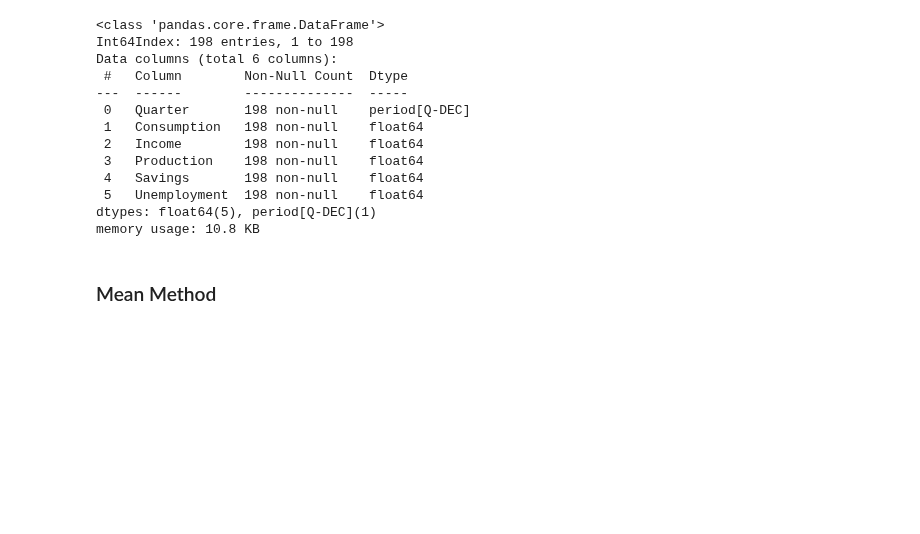
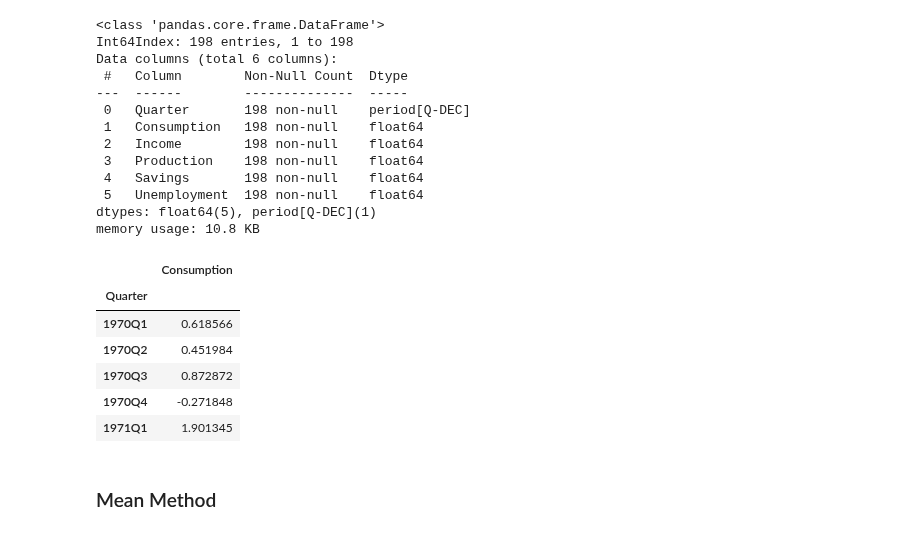
Before and after one commit to ramalhogs/Series_temporais_A2, a Jupyter notebook: baselines.ipynb, the cells around one changed output. Saved outputs shown, nothing was run; the diff lists cells and outputs as text; code cells hidden in the pictures; blank space fills up the shorter version.

```diff
--- a/baselines.ipynb
+++ b/baselines.ipynb
@@ -90,17 +90,17 @@ memory usage: 10.8 KB
 # %%
 flt = (df["Quarter"] >= "1970Q1") & (df["Quarter"] <= "2019Q2")
 Consumption = df[["Quarter", "Consumption"]][flt]
 Consumption.set_index("Quarter", inplace=True)
 
 Consumption.head()
-
-# Apply Z-Score Normalization
-scaler = StandardScaler()
-Consumption["Consumption"] = scaler.fit_transform(Consumption[["Consumption"]])
-
-# Ensure it is a Series and set a compatible index (PeriodIndex)
-Consumption.index = pd.PeriodIndex(Consumption.index, freq="Q")
-Consumption = Consumption["Consumption"]  # Convert to pandas Series
+# %% [output]
+|  | Consumption |
+| Quarter |  |
+| 1970Q1 | 0.618566 |
+| 1970Q2 | 0.451984 |
+| 1970Q3 | 0.872872 |
+| 1970Q4 | -0.271848 |
+| 1971Q1 | 1.901345 |
 # %%
 def fit_and_plot(dataset, strategy, sp=1):
     """
```
Also changed, not shown: parts of 5 cells of this notebook.
